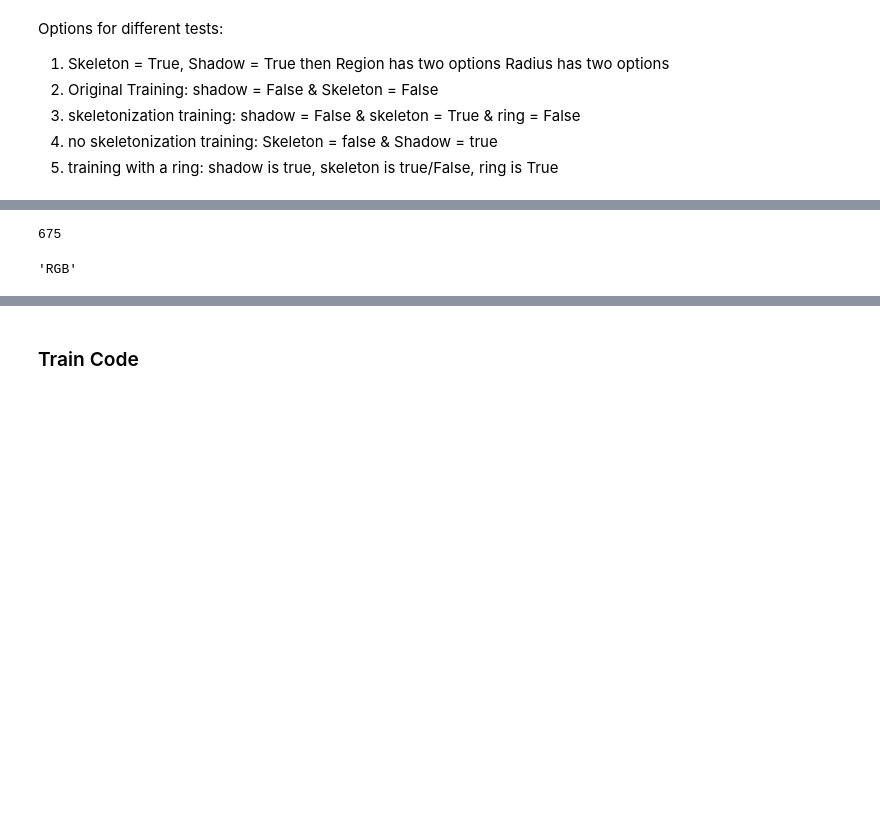
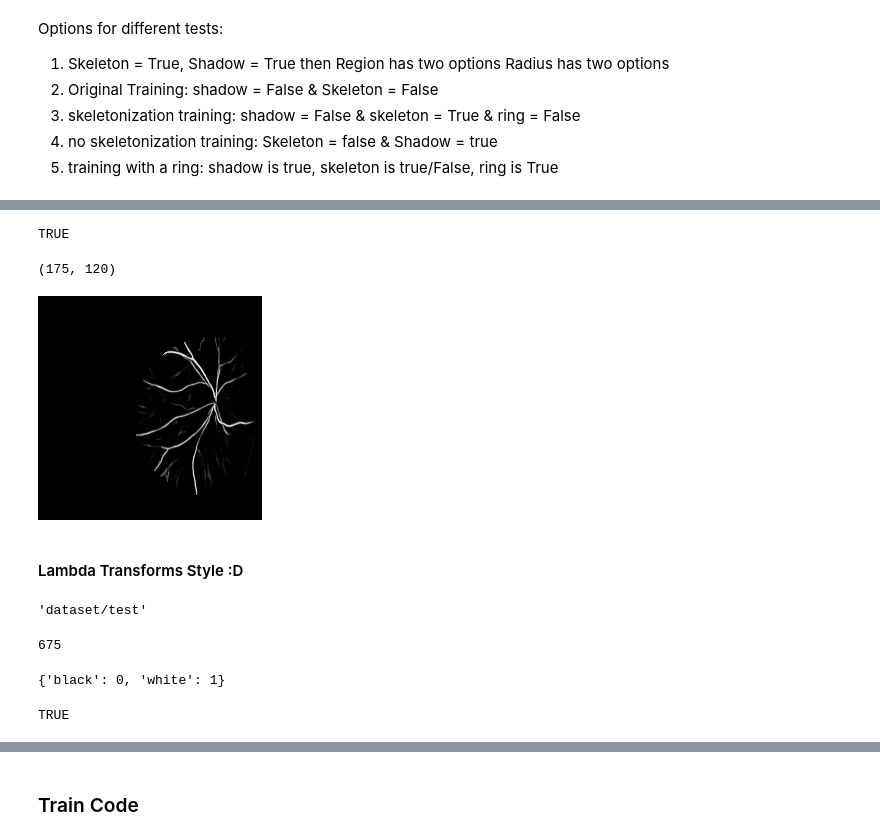
Before and after one commit to Centrattic/race, a Jupyter notebook: classifier_experiments/train.ipynb, the cells around one changed output, grey strips where cells are left out. Cells and saved outputs as stored; diff of their text form; code cells hidden in the pictures; blank space fills up the shorter version.

```diff
--- a/classifier_experiments/train.ipynb
+++ b/classifier_experiments/train.ipynb
@@ -422,6 +501,9 @@ def shadow_regions(img, skeleton, disk_center, shadow, radius,
         channel[channel > 0] = 255
         modified_img = skeletonize(channel, method='lee')
 
+    elif skeleton is not True:
+        modified_img = channel
+
     if shadow is True: # want to do either shadow or shadow_ring, not both
 
         if shadow_ring is True:
@@ -444,18 +526,17 @@ def shadow_regions(img, skeleton, disk_center, shadow, radius,
         back_mask = cv2.bitwise_not(center_mask)
 
         if (region == 'dark_center'): # could be for ring or not for ring
-            modified_img = cv2.bitwise_or(channel, channel, mask=center_mask)
+            modified_img2 = cv2.bitwise_or(modified_img, modified_img, mask=center_mask)
 
         if (region == 'dark_background'):
-            modified_img = cv2.bitwise_or(channel, channel, mask=back_mask)
+            modified_img2 = cv2.bitwise_or(modified_img, modified_img, mask=back_mask)
 
+    elif shadow is not True: # if condition here for clarity
+        modified_img2 = modified_img
 
-    if skeleton is not True and shadow is not True: # if condition here for clarity
-        modified_img = channel
-
-    img[:,:,0] = modified_img
-    img[:,:,1] = modified_img
-    img[:,:,2] = modified_img
+    img[:,:,0] = modified_img2
+    img[:,:,1] = modified_img2
+    img[:,:,2] = modified_img2
 
     img = Image.fromarray(img)
 
@@ -467,4 +548,4 @@ def shadow_regions(img, skeleton, disk_center, shadow, radius,
 # %%
-my_test_img = np.array(Image.open("/users/riya/race/dataset/segmentations/9131.bmp"))
-my_test_img = cv2.resize(my_test_img, (224, 224))
-test_channels = np.repeat(my_test_img[:, :, np.newaxis], 3, axis=2).reshape((224,224,3))
+my_test_img = np.array(Image.open("/users/riya/race/dataset/segmentations/9145.bmp"))
+# my_test_img = cv2.resize(my_test_img, (224, 224)) at that point, images are NOT resized yet
+test_channels = np.repeat(my_test_img[:, :, np.newaxis], 3, axis=2).reshape((480,640,3))
@@ -498,4 +551,0 @@ test_folder
-# %%
-len(test_dataset)
-# %% [output]
-675
@@ -504,4 +552,18 @@ img = test_dataset.__getitem__(4)[0]
-# %%
-img.mode
-# %% [output]
-'RGB'
+# %%
+disk_center = determine_image_center(test_channels, (224, 224), "../../optic_disk/DeepROP/quality_assurance/QA.csv")
+
+# kinda takes forever lol
+# %% [output]
+TRUE
+# %%
+disk_center
+# %% [output]
+(175, 120)
+# %%
+shadow_regions(test_channels, False, disk_center, True, 80,
+                   False, [45,60], 'dark_background',
+                   image_size = (224, 224))
+# %% [output]
+[figure, added]
+# %% [markdown]
+#### Lambda Transforms Style :D
@@ -507,0 +580,8 @@ img.mode
+# %%
+test_folder
+# %% [output]
+'dataset/test'
+# %%
+len(test_dataset)
+# %% [output]
+675
@@ -507,0 +601,8 @@ img.mode
+# %%
+train_dataset.class_to_idx
+# %% [output]
+{'black': 0, 'white': 1}
+# %%
+img = train_dataset.__getitem__(1)[0]
+# %% [output]
+TRUE
```
Also changed, not shown: parts of 56 cells of this notebook, 1 other file.
